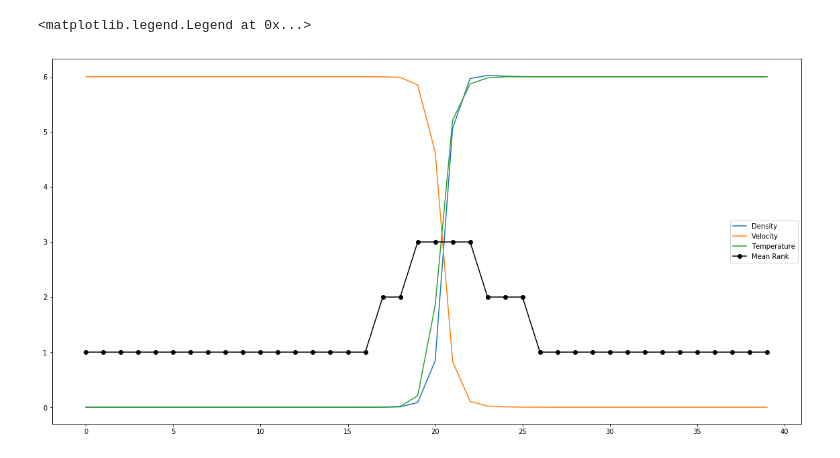
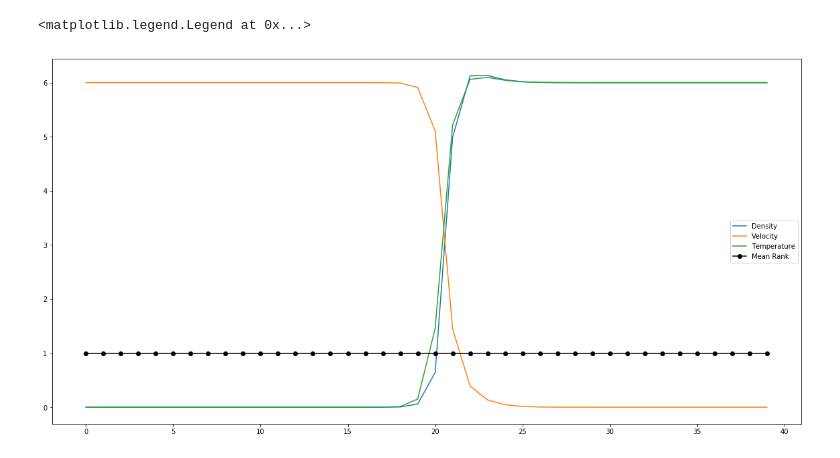
Before and after one commit to KornevEK/Boltzmann, a Jupyter notebook: REA_Solver_Boltzmann_TT_Execute.ipynb, the cells around one changed output. Cells and saved outputs as stored; diff of their text form; code cells hidden in the pictures.

```diff
--- a/REA_Solver_Boltzmann_TT_Execute.ipynb
+++ b/REA_Solver_Boltzmann_TT_Execute.ipynb
@@ -66,0 +67,9 @@ time = 123.188284
+# %%
+fig, ax = plt.subplots(figsize = (20,10))
+line, = ax.plot(6 * (S[1] - n_l) / (n_r - n_l))
+line.set_label('Density')
+line, = ax.plot(6 * (S[2] - u_r) / (u_l - u_r))
+line.set_label('Velocity')
+line, = ax.plot(6 * (S[3] - T_l) / (T_r - T_l))
+line.set_label('Temperature')
+ax.legend()
@@ -66,0 +79,3 @@ time = 123.188284
+# %%
+S_tt = B.solver_tt(x_l = x_l, x_r = x_r, L = L, Tau = Tau, CFL = CFL, vmax = vmax,
+           N = N, n_l = n_l, u_l = u_l, T_l = T_l, r = r, p = p)
@@ -67,40 +85,22 @@ time = 123.188284
 # %%
 fig, ax = plt.subplots(figsize = (20,10))
-line, = ax.plot(6 * (S[1] - n_l) / (n_r - n_l))#,'ko-')
+line, = ax.plot(6 * (S_tt[1] - n_l) / (n_r - n_l))#,'ko-')
 line.set_label('Density')
-line, = ax.plot(6 * (S[2] - u_r) / (u_l - u_r))
+line, = ax.plot(6 * (S_tt[2] - u_r) / (u_l - u_r))
 line.set_label('Velocity')
-line, = ax.plot(6 * (S[3] - T_l) / (T_r - T_l))
+line, = ax.plot(6 * (S_tt[3] - T_l) / (T_r - T_l))
 line.set_label('Temperature')
 
 s = np.zeros(L)
 for i in range(L):
-    s[i] = (S[0][i].r[1] + S[0][i].r[2]) / 2.
+    s[i] = (S_tt[0][i].r[1] + S_tt[0][i].r[2]) / 2.
 
 #s = (s - np.min(s)) / (np.max(s) - np.min(s))
 
 line, = ax.plot(s,'ko-')
 line.set_label('Mean Rank')
 
 ax.legend()
-
-
-#ax.set_xlim((30,60))
-
-#print S[0]
-
-#Frob_norm = 2.4855822240924352e+17
-
-#ax.plot(F_l[:, N/2, N/2])
-#ax.plot(F_r[:, N/2, N/2])
-#ax.plot(Flow[:, N/2, N/2])
-
-#print vx_
-
-#ax.plot(F_r[:, 10, 10])
-#print n_l, n_r
-#print u_l, u_r
-#print T_l, T_r
 # %% [output]
 <matplotlib.legend.Legend at 0x...>
-[figure, old version]
+[figure, new version]
```
Also changed, not shown: parts of 5 cells of this notebook, 1 other file.
